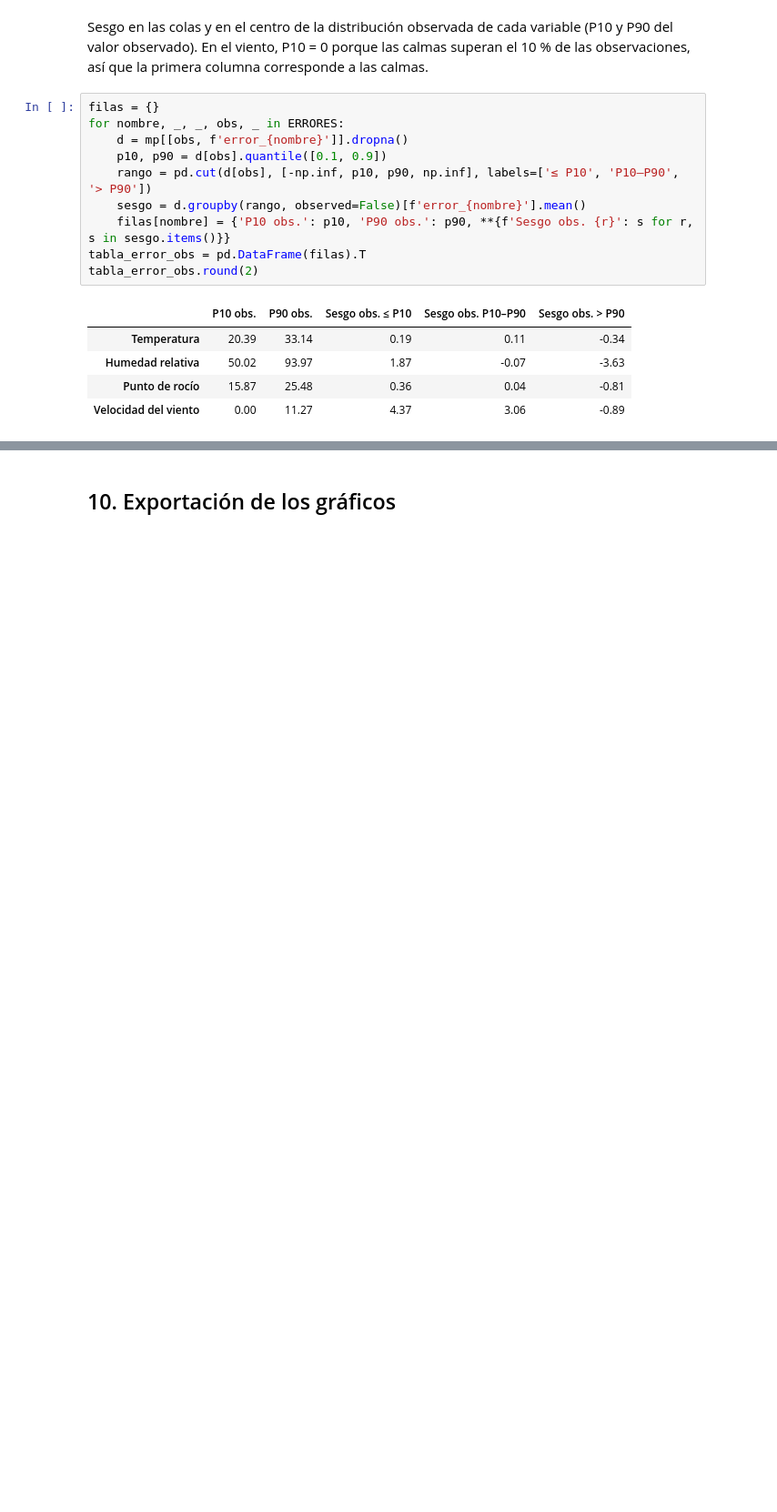
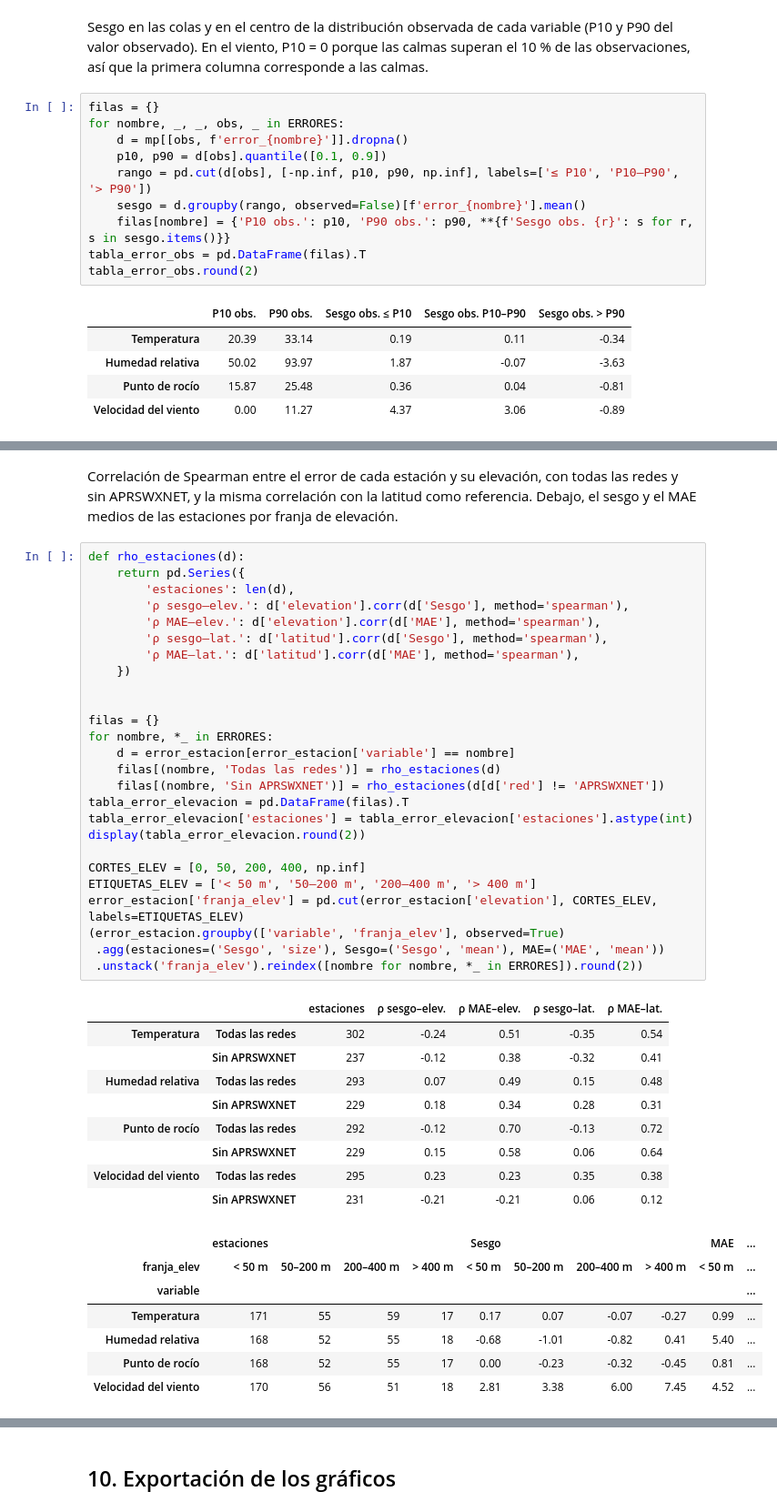
Before and after one commit to franconieto3/TPI_Taller_analisis_de_datos, a Jupyter notebook: notebooks/relaciones-bivariadas.ipynb, the cells around one changed output, grey strips where cells are left out. Shown at 91% size. Cells and saved outputs as stored; diff of their text form; blank space fills up the shorter version.

```diff
--- a/notebooks/relaciones-bivariadas.ipynb
+++ b/notebooks/relaciones-bivariadas.ipynb
@@ -894,3 +938,49 @@ tabla_error_obs.round(2)
+# %% [markdown]
+Correlación de Spearman entre el error de cada estación y su elevación, con todas las redes y sin APRSWXNET, y la misma correlación
+con la latitud como referencia. Debajo, el sesgo y el MAE medios de las estaciones por franja de elevación.
+# %%
+def rho_estaciones(d):
+    return pd.Series({
+        'estaciones': len(d),
+        'ρ sesgo–elev.': d['elevation'].corr(d['Sesgo'], method='spearman'),
+        'ρ MAE–elev.': d['elevation'].corr(d['MAE'], method='spearman'),
+        'ρ sesgo–lat.': d['latitud'].corr(d['Sesgo'], method='spearman'),
+        'ρ MAE–lat.': d['latitud'].corr(d['MAE'], method='spearman'),
+    })
+
+
+filas = {}
+for nombre, *_ in ERRORES:
+    d = error_estacion[error_estacion['variable'] == nombre]
+    filas[(nombre, 'Todas las redes')] = rho_estaciones(d)
+    filas[(nombre, 'Sin APRSWXNET')] = rho_estaciones(d[d['red'] != 'APRSWXNET'])
+tabla_error_elevacion = pd.DataFrame(filas).T
+tabla_error_elevacion['estaciones'] = tabla_error_elevacion['estaciones'].astype(int)
+display(tabla_error_elevacion.round(2))
+
+CORTES_ELEV = [0, 50, 200, 400, np.inf]
+ETIQUETAS_ELEV = ['< 50 m', '50–200 m', '200–400 m', '> 400 m']
+error_estacion['franja_elev'] = pd.cut(error_estacion['elevation'], CORTES_ELEV, labels=ETIQUETAS_ELEV)
+(error_estacion.groupby(['variable', 'franja_elev'], observed=True)
+ .agg(estaciones=('Sesgo', 'size'), Sesgo=('Sesgo', 'mean'), MAE=('MAE', 'mean'))
+ .unstack('franja_elev').reindex([nombre for nombre, *_ in ERRORES]).round(2))
+# %% [output]
+|  |  | estaciones | ρ sesgo–elev. | ρ MAE–elev. | ρ sesgo–lat. | ρ MAE–lat. |
+| Temperatura | Todas las redes | 302 | -0.24 | 0.51 | -0.35 | 0.54 |
+|  | Sin APRSWXNET | 237 | -0.12 | 0.38 | -0.32 | 0.41 |
+| Humedad relativa | Todas las redes | 293 | 0.07 | 0.49 | 0.15 | 0.48 |
+|  | Sin APRSWXNET | 229 | 0.18 | 0.34 | 0.28 | 0.31 |
+| Punto de rocío | Todas las redes | 292 | -0.12 | 0.70 | -0.13 | 0.72 |
+|  | Sin APRSWXNET | 229 | 0.15 | 0.58 | 0.06 | 0.64 |
+| Velocidad del viento | Todas las redes | 295 | 0.23 | 0.23 | 0.35 | 0.38 |
+|  | Sin APRSWXNET | 231 | -0.21 | -0.21 | 0.06 | 0.12 |
+|  | estaciones |  |  |  | Sesgo |  |  |  | MAE | ... |
+| franja_elev | < 50 m | 50–200 m | 200–400 m | > 400 m | < 50 m | 50–200 m | 200–400 m | > 400 m | < 50 m | ... |
+| variable |  |  |  |  |  |  |  |  |  | ... |
+| Temperatura | 171 | 55 | 59 | 17 | 0.17 | 0.07 | -0.07 | -0.27 | 0.99 | ... |
+| Humedad relativa | 168 | 52 | 55 | 18 | -0.68 | -1.01 | -0.82 | 0.41 | 5.40 | ... |
+| Punto de rocío | 168 | 52 | 55 | 17 | 0.00 | -0.23 | -0.32 | -0.45 | 0.81 | ... |
+| Velocidad del viento | 170 | 56 | 51 | 18 | 2.81 | 3.38 | 6.00 | 7.45 | 4.52 | ... |
 # %% [markdown]
 ## 9. Conclusiones
 
```
Also changed, not shown: parts of 19 cells of this notebook, 2 other files.
